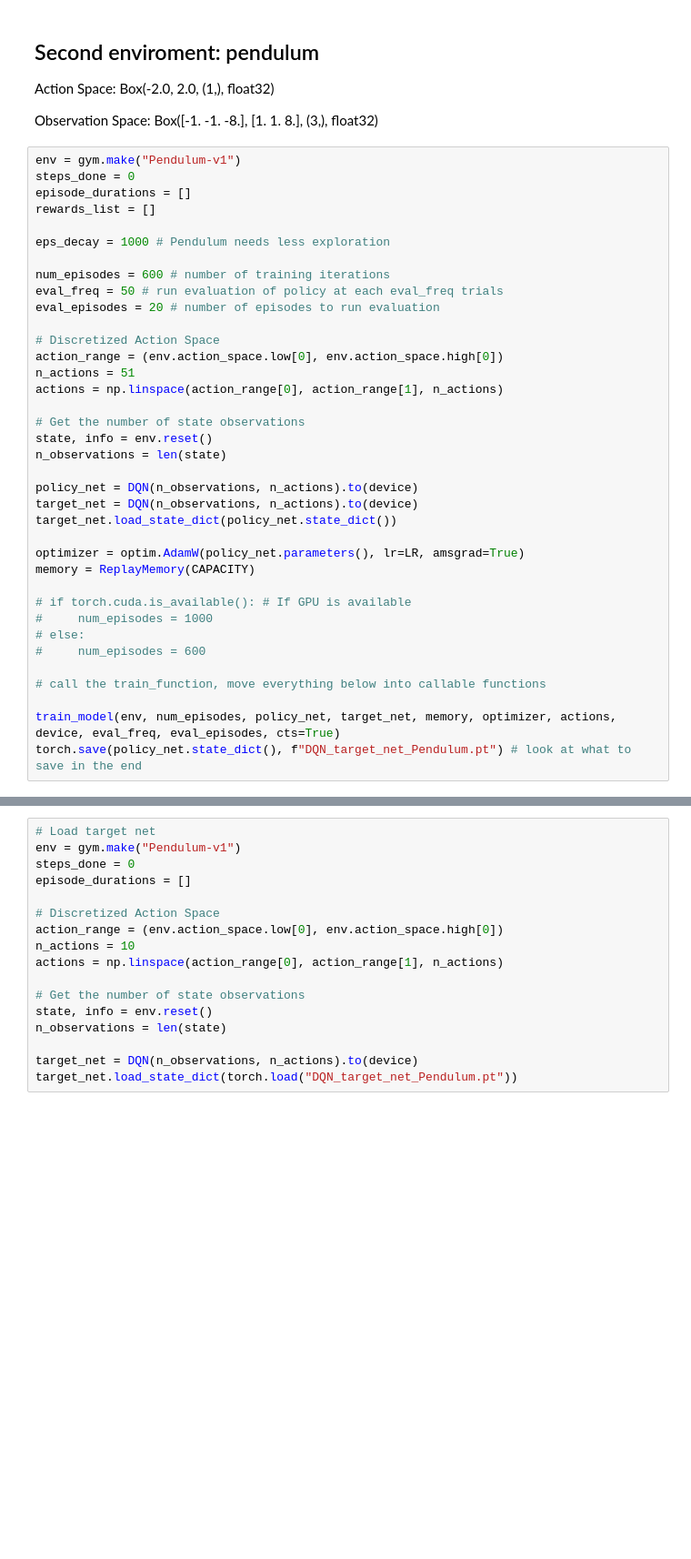
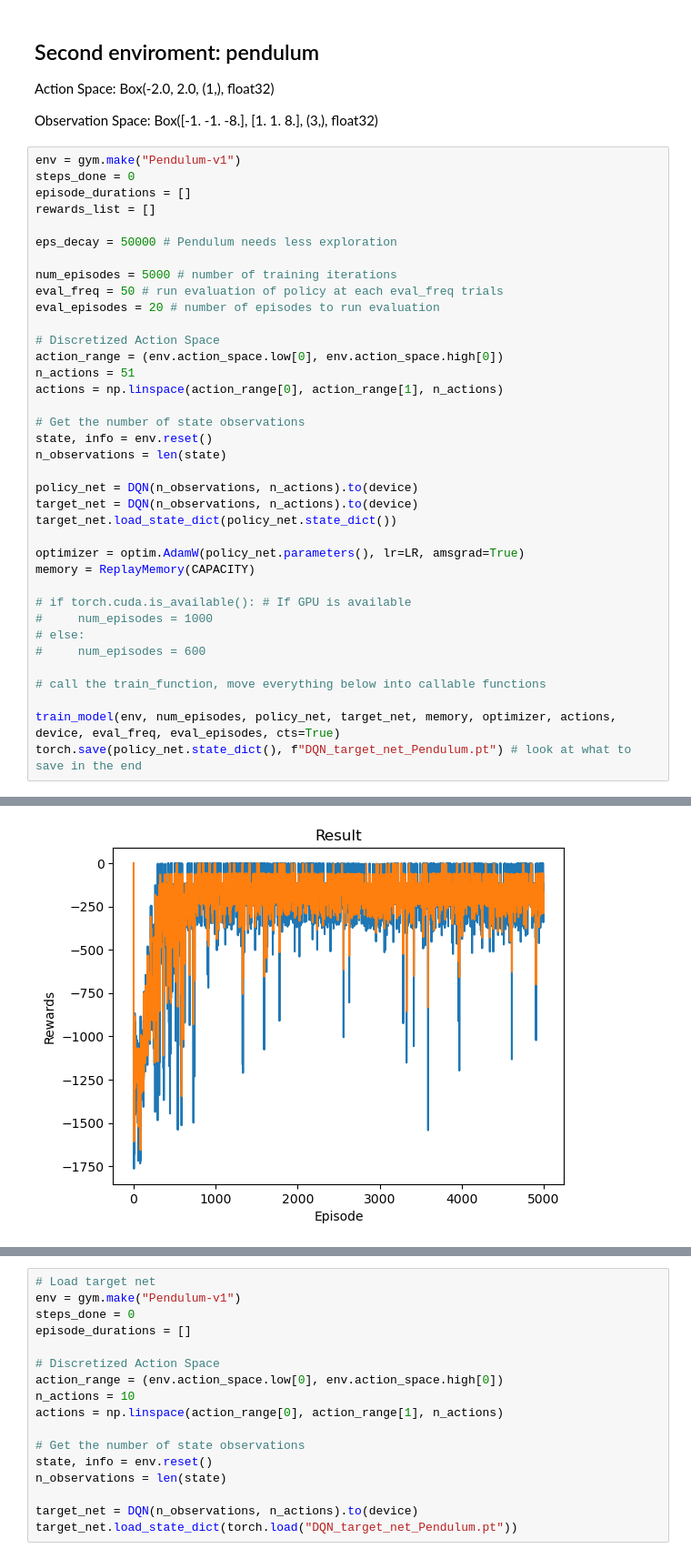
Before and after one commit to AndyPiantoni/ReinforceUs, a Jupyter notebook: DQN_cleaned.ipynb, the cells around one changed output, grey strips where cells are left out. Shown: that part at 91% size. Saved outputs shown, nothing was run; the diff lists cells and outputs as text; blank space fills up the shorter version.

```diff
--- a/DQN_cleaned.ipynb
+++ b/DQN_cleaned.ipynb
@@ -518,9 +533,9 @@ steps_done = 0
 episode_durations = []
 rewards_list = []
 
-eps_decay = 1000 # Pendulum needs less exploration
+eps_decay = 50000 # Pendulum needs less exploration
 
-num_episodes = 600 # number of training iterations
+num_episodes = 5000 # number of training iterations
 eval_freq = 50 # run evaluation of policy at each eval_freq trials
 eval_episodes = 20 # number of episodes to run evaluation
 
@@ -553,0 +573 @@ episode 1 step 127 memory size 128
+[figure, added]
```
Also changed, not shown: parts of 7 cells of this notebook, 2 other files.
